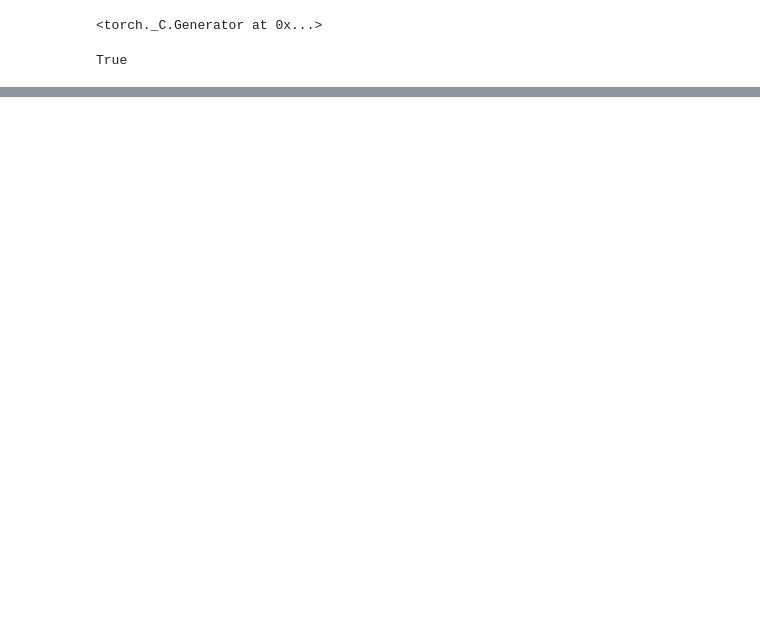
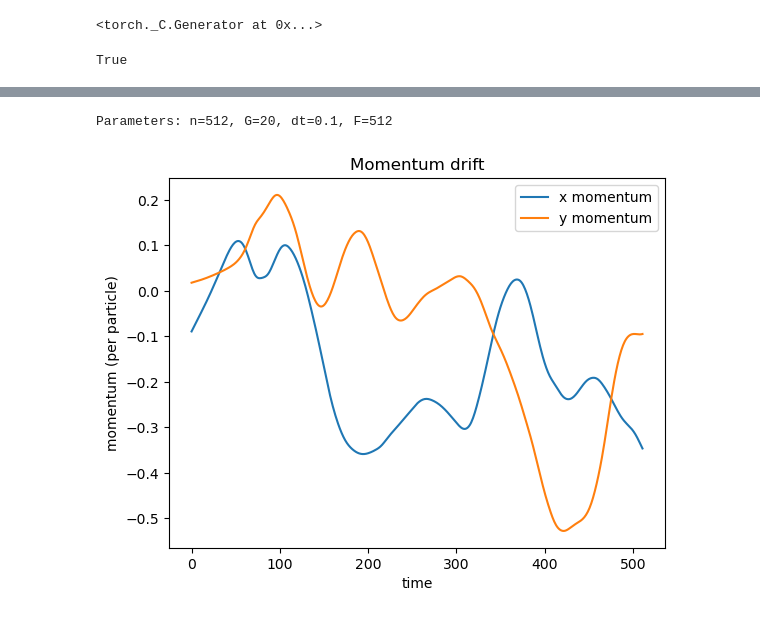
Before and after one commit to womogenes/physim, a Jupyter notebook: data-gen/energy_drft_analysis.ipynb, the cells around one changed output, grey strips where cells are left out. Drawn from its saved outputs; the diff is of its cells as text; code cells hidden in the pictures; blank space fills up the shorter version.

```diff
--- a/data-gen/energy_drft_analysis.ipynb
+++ b/data-gen/energy_drft_analysis.ipynb
@@ -70,0 +96,15 @@ Total energy drift: -317084.781 -> -322814.938 (1.807%)
+# %%
+x_moment_hist = torch.sum(m * V[:,:,0], dim=1) / torch.sum(m)
+y_moment_hist = torch.sum(m * V[:,:,1], dim=1) / torch.sum(m)
+
+plt.plot(x_moment_hist, label="x momentum")
+plt.plot(y_moment_hist, label="y momentum")
+plt.xlabel("time")
+plt.ylabel("momentum (per particle)")
+plt.title("Momentum drift")
+plt.legend();
+
+print(f"Parameters: n={n}, G={G}, dt={dt}, F={F}")
+# %% [output]
+Parameters: n=512, G=20, dt=0.1, F=512
+[figure, added]
```
Also changed, not shown: parts of 5 cells of this notebook.
